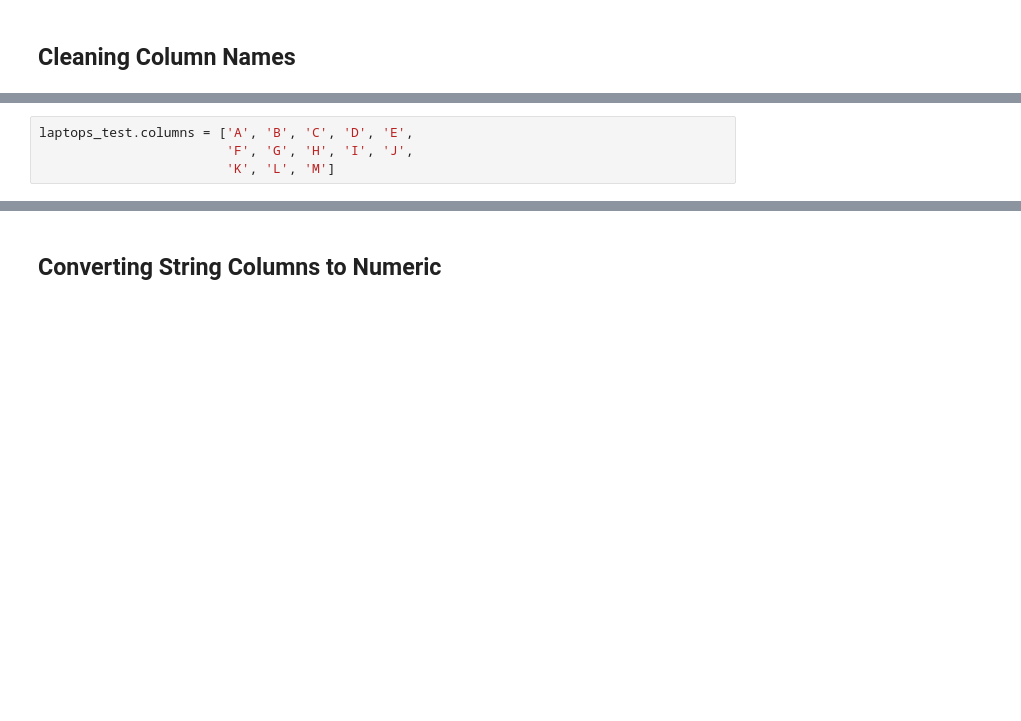
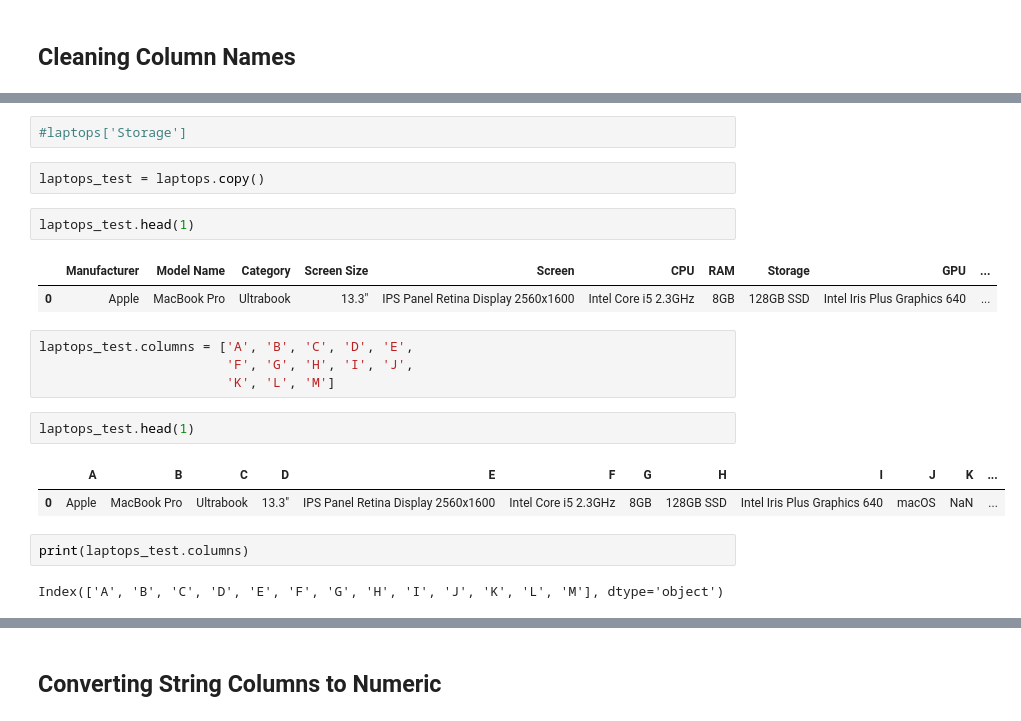
Before and after one commit to icta-tecaji/python-data-analysis-public, a Jupyter notebook: Del_04_Priprava_in_čiščenje_podatkov/04_Priprava_in_čiščenje_podatkov_CLEAN.ipynb, the cells around one changed output, grey strips where cells are left out. Saved outputs shown, nothing was run; the diff lists cells and outputs as text; blank space fills up the shorter version.

```diff
--- a/Del_04_Priprava_in_čiščenje_podatkov/04_Priprava_in_čiščenje_podatkov_CLEAN.ipynb
+++ b/Del_04_Priprava_in_čiščenje_podatkov/04_Priprava_in_čiščenje_podatkov_CLEAN.ipynb
@@ -15,4 +57,22 @@ Apple,Macbook Air,Ultrabook,"13.3""",1440x900,Intel Core i5 1.8GHz,8GB,128GB Fla
+# %%
+#laptops['Storage']
+# %%
+laptops_test = laptops.copy()
+# %%
+laptops_test.head(1)
+# %% [output]
+|  | Manufacturer | Model Name | Category | Screen Size | Screen | CPU | RAM | Storage | GPU | ... |
+| 0 | Apple | MacBook Pro | Ultrabook | 13.3" | IPS Panel Retina Display 2560x1600 | Intel Core i5 2.3GHz | 8GB | 128GB SSD | Intel Iris Plus Graphics 640 | ... |
 # %%
 laptops_test.columns = ['A', 'B', 'C', 'D', 'E',
                         'F', 'G', 'H', 'I', 'J',
                         'K', 'L', 'M']
+# %%
+laptops_test.head(1)
+# %% [output]
+|  | A | B | C | D | E | F | G | H | I | J | K | ... |
+| 0 | Apple | MacBook Pro | Ultrabook | 13.3" | IPS Panel Retina Display 2560x1600 | Intel Core i5 2.3GHz | 8GB | 128GB SSD | Intel Iris Plus Graphics 640 | macOS | NaN | ... |
+# %%
+print(laptops_test.columns)
+# %% [output]
+Index(['A', 'B', 'C', 'D', 'E', 'F', 'G', 'H', 'I', 'J', 'K', 'L', 'M'], dtype='object')
```
Also changed, not shown: parts of 16 cells of this notebook.
